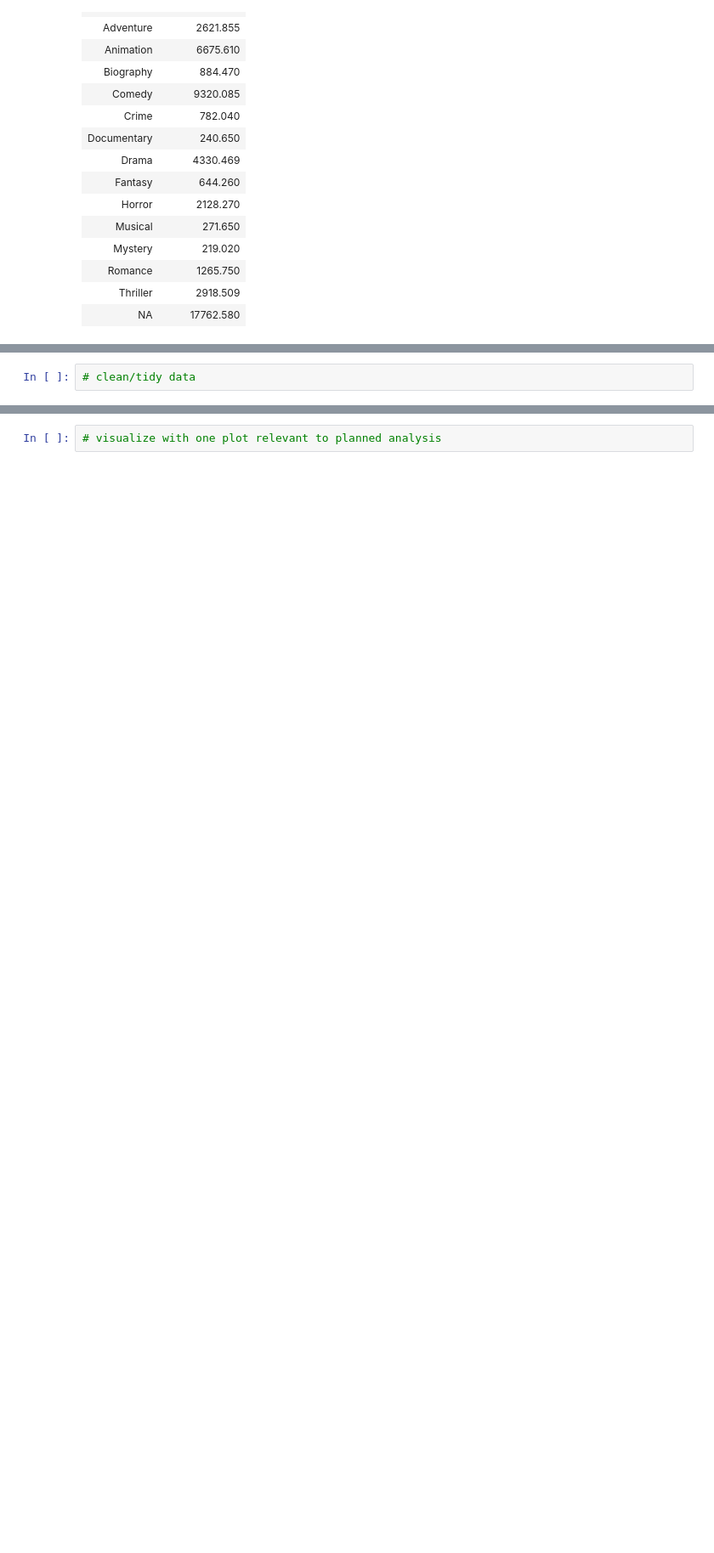
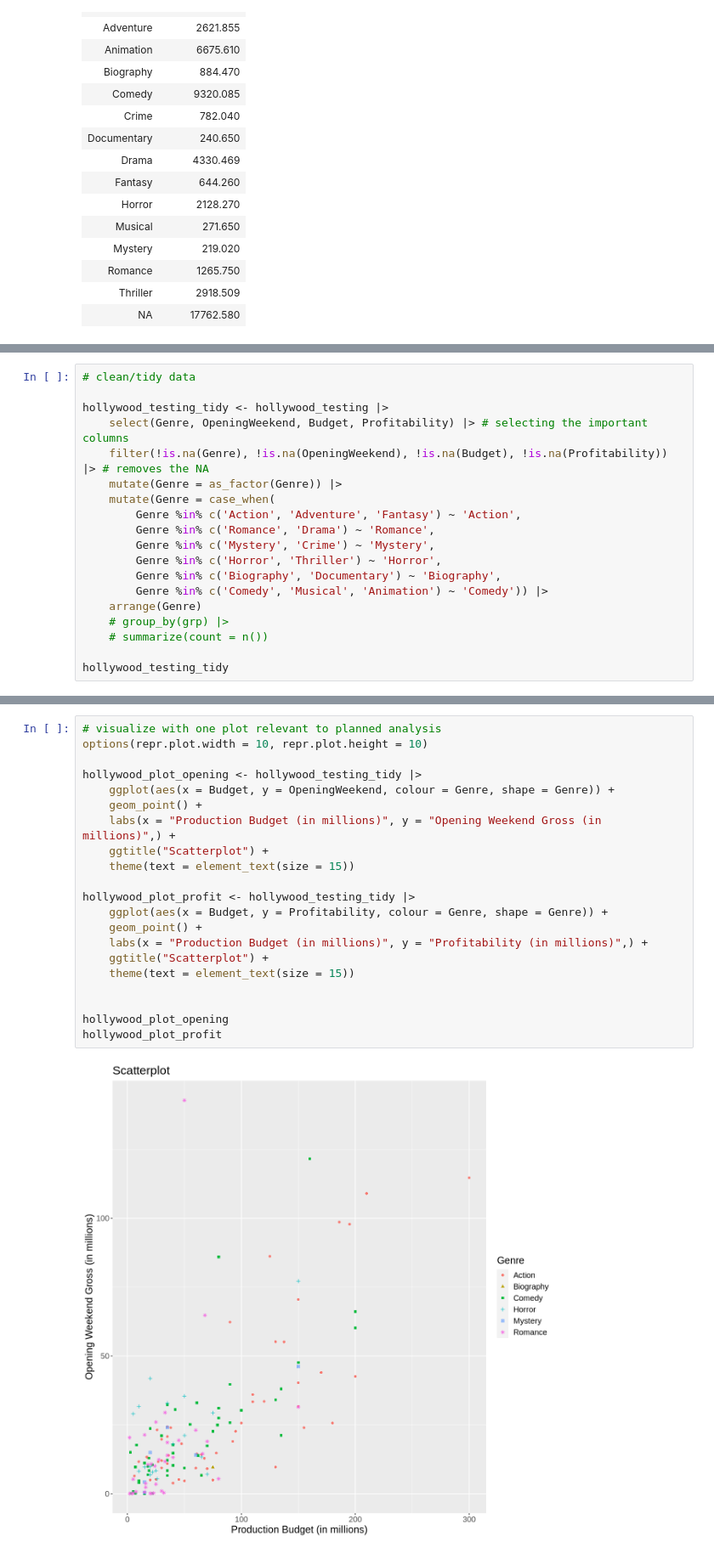
Before and after one commit to MatthewAnder/dsci-100_project_group24, a Jupyter notebook: Project Proposal (Group 24).ipynb, the cells around one changed output, grey strips where cells are left out. Shown at 85% size. Cells and saved outputs as stored; diff of their text form; blank space fills up the shorter version.

Commit message:
analyze and summarize the dataset
- grouping the genres
- summarizing the datas by taking the average and count
- plotting it into a scatterplot

```diff
--- a/Project Proposal (Group 24).ipynb
+++ b/Project Proposal (Group 24).ipynb
@@ -116,2 +126,19 @@ hollywood_testing <- testing(hollywood_split)
 # %%
 # clean/tidy data
+
+hollywood_testing_tidy <- hollywood_testing |>
+    select(Genre, OpeningWeekend, Budget, Profitability) |> # selecting the important columns
+    filter(!is.na(Genre), !is.na(OpeningWeekend), !is.na(Budget), !is.na(Profitability)) |> # removes the NA
+    mutate(Genre = as_factor(Genre)) |>
+    mutate(Genre = case_when(
+        Genre %in% c('Action', 'Adventure', 'Fantasy') ~ 'Action',
+        Genre %in% c('Romance', 'Drama') ~ 'Romance',
+        Genre %in% c('Mystery', 'Crime') ~ 'Mystery',
+        Genre %in% c('Horror', 'Thriller') ~ 'Horror',
+        Genre %in% c('Biography', 'Documentary') ~ 'Biography',
+        Genre %in% c('Comedy', 'Musical', 'Animation') ~ 'Comedy')) |>
+    arrange(Genre)
+    # group_by(grp) |>
+    # summarize(count = n())
+
+hollywood_testing_tidy
@@ -120,2 +182,23 @@ hollywood_testing <- testing(hollywood_split)
 # %%
 # visualize with one plot relevant to planned analysis
+options(repr.plot.width = 10, repr.plot.height = 10)
+
+hollywood_plot_opening <- hollywood_testing_tidy |>
+    ggplot(aes(x = Budget, y = OpeningWeekend, colour = Genre, shape = Genre)) +
+    geom_point() +
+    labs(x = "Production Budget (in millions)", y = "Opening Weekend Gross (in millions)",) +
+    ggtitle("Scatterplot") +
+    theme(text = element_text(size = 15))
+
+hollywood_plot_profit <- hollywood_testing_tidy |>
+    ggplot(aes(x = Budget, y = Profitability, colour = Genre, shape = Genre)) +
+    geom_point() +
+    labs(x = "Production Budget (in millions)", y = "Profitability (in millions)",) +
+    ggtitle("Scatterplot") +
+    theme(text = element_text(size = 15))
+
+
+hollywood_plot_opening
+hollywood_plot_profit
+# %% [output]
+[figure, added]
```
Also changed, not shown: parts of 8 cells of this notebook.
